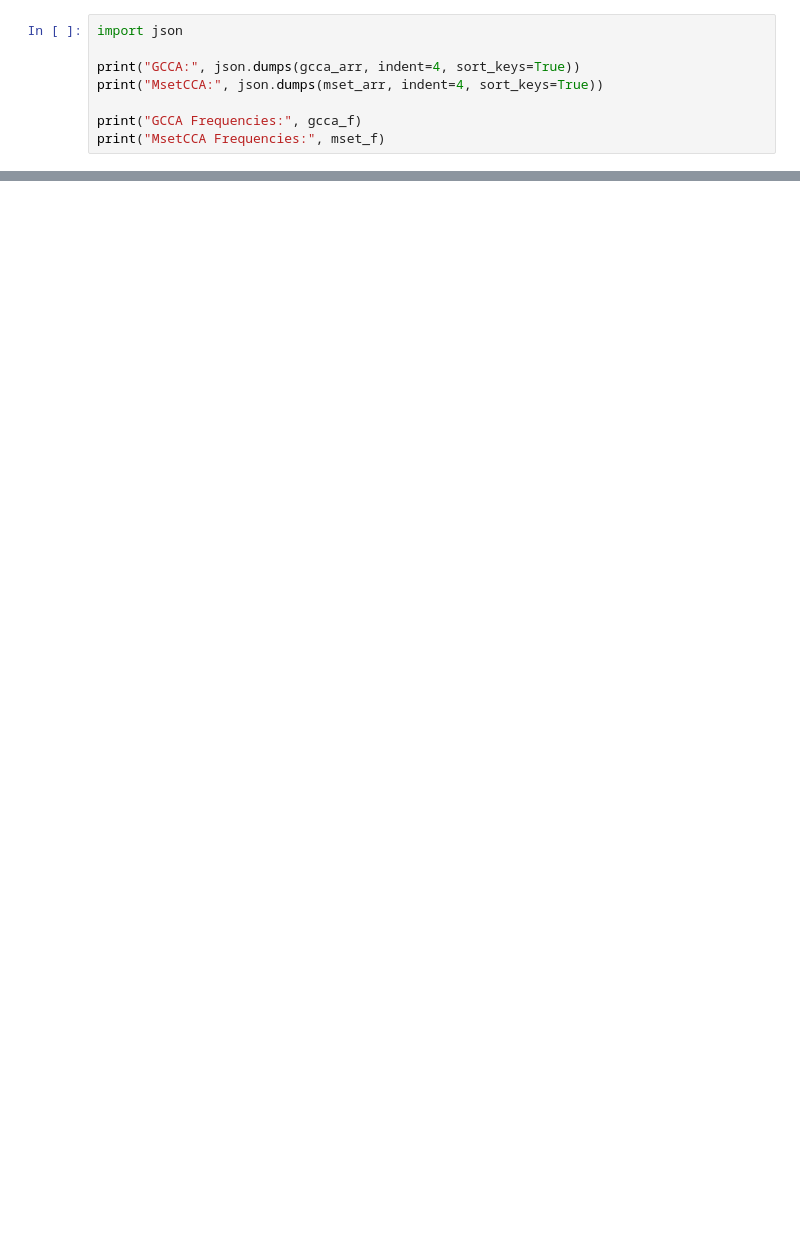
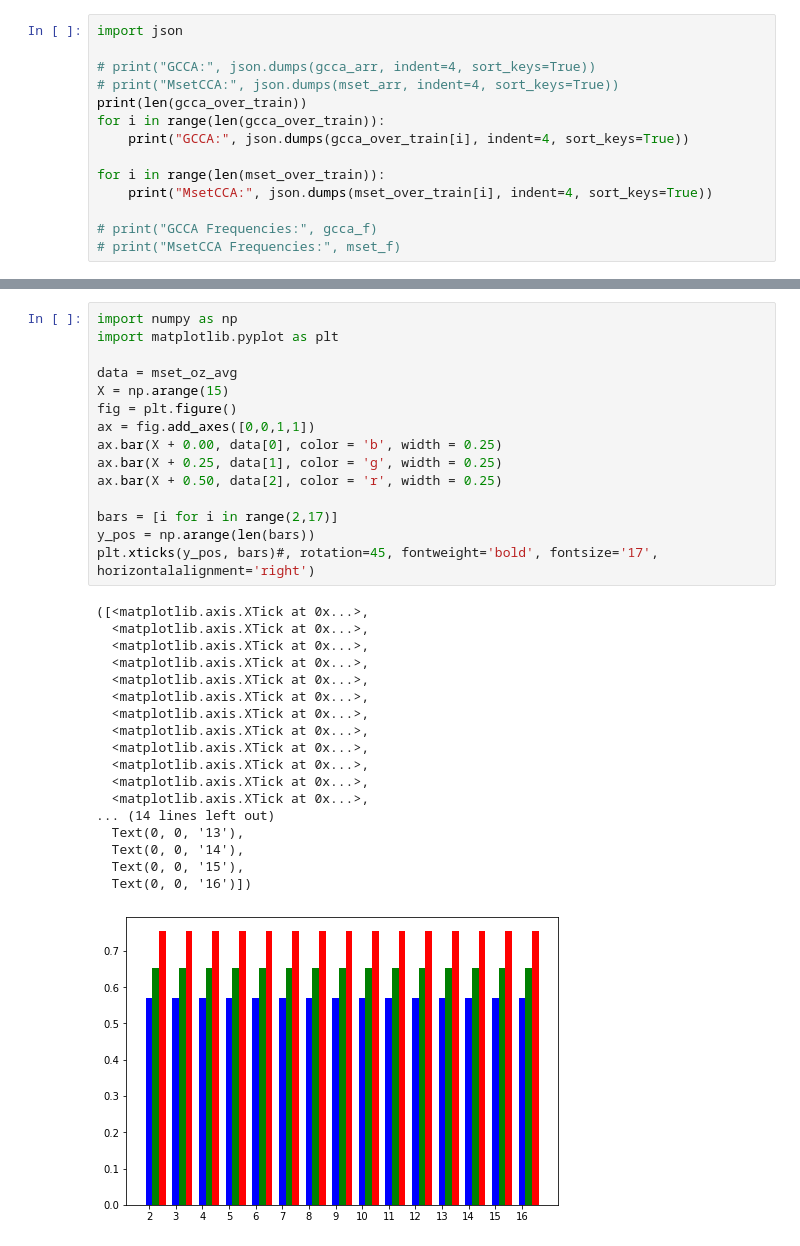
Before and after one commit to yagami009/ding, a Jupyter notebook: Nakanishi Testing.ipynb, the cells around one changed output, grey strips where cells are left out. Cells and saved outputs as stored; diff of their text form; blank space fills up the shorter version.

```diff
--- a/Nakanishi Testing.ipynb
+++ b/Nakanishi Testing.ipynb
@@ -263,9 +283,15 @@ for channel in range(1,10):
 # %%
 import json
 
-print("GCCA:", json.dumps(gcca_arr, indent=4, sort_keys=True))
-print("MsetCCA:", json.dumps(mset_arr, indent=4, sort_keys=True))
+# print("GCCA:", json.dumps(gcca_arr, indent=4, sort_keys=True))
+# print("MsetCCA:", json.dumps(mset_arr, indent=4, sort_keys=True))
+print(len(gcca_over_train))
+for i in range(len(gcca_over_train)):
+    print("GCCA:", json.dumps(gcca_over_train[i], indent=4, sort_keys=True))
 
-print("GCCA Frequencies:", gcca_f)
-print("MsetCCA Frequencies:", mset_f)
+for i in range(len(mset_over_train)):
+    print("MsetCCA:", json.dumps(mset_over_train[i], indent=4, sort_keys=True))
+
+# print("GCCA Frequencies:", gcca_f)
+# print("MsetCCA Frequencies:", mset_f)
 # %% [output]
@@ -288,0 +422,34 @@ MsetCCA Frequencies: {'Pz': [[0.5416666666666666, 0.5416666666666666, 0.41666666
+# %%
+import numpy as np
+import matplotlib.pyplot as plt
+
+data = mset_oz_avg
+X = np.arange(15)
+fig = plt.figure()
+ax = fig.add_axes([0,0,1,1])
+ax.bar(X + 0.00, data[0], color = 'b', width = 0.25)
+ax.bar(X + 0.25, data[1], color = 'g', width = 0.25)
+ax.bar(X + 0.50, data[2], color = 'r', width = 0.25)
+
+bars = [i for i in range(2,17)]
+y_pos = np.arange(len(bars))
+plt.xticks(y_pos, bars)#, rotation=45, fontweight='bold', fontsize='17', horizontalalignment='right')
+# %% [output]
+([<matplotlib.axis.XTick at 0x...>,
+  <matplotlib.axis.XTick at 0x...>,
+  <matplotlib.axis.XTick at 0x...>,
+  <matplotlib.axis.XTick at 0x...>,
+  <matplotlib.axis.XTick at 0x...>,
+  <matplotlib.axis.XTick at 0x...>,
+  <matplotlib.axis.XTick at 0x...>,
+  <matplotlib.axis.XTick at 0x...>,
+  <matplotlib.axis.XTick at 0x...>,
+  <matplotlib.axis.XTick at 0x...>,
+  <matplotlib.axis.XTick at 0x...>,
+  <matplotlib.axis.XTick at 0x...>,
+... (14 lines left out)
+  Text(0, 0, '13'),
+  Text(0, 0, '14'),
+  Text(0, 0, '15'),
+  Text(0, 0, '16')])
+[figure, added]
```
Also changed, not shown: parts of 6 cells of this notebook.
